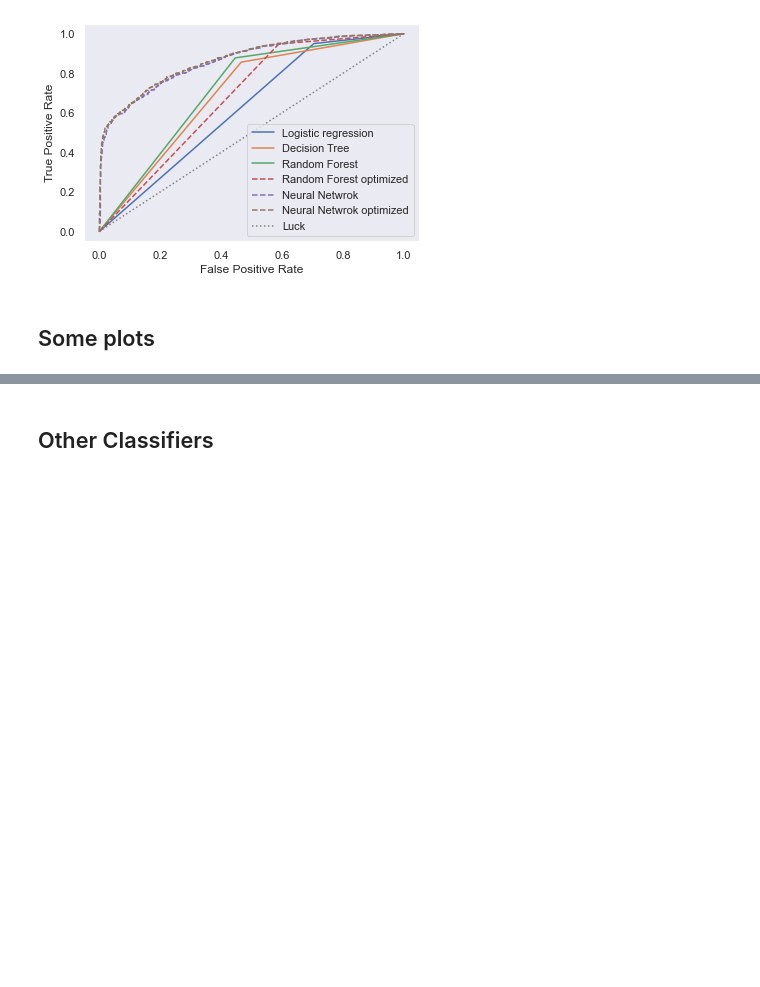
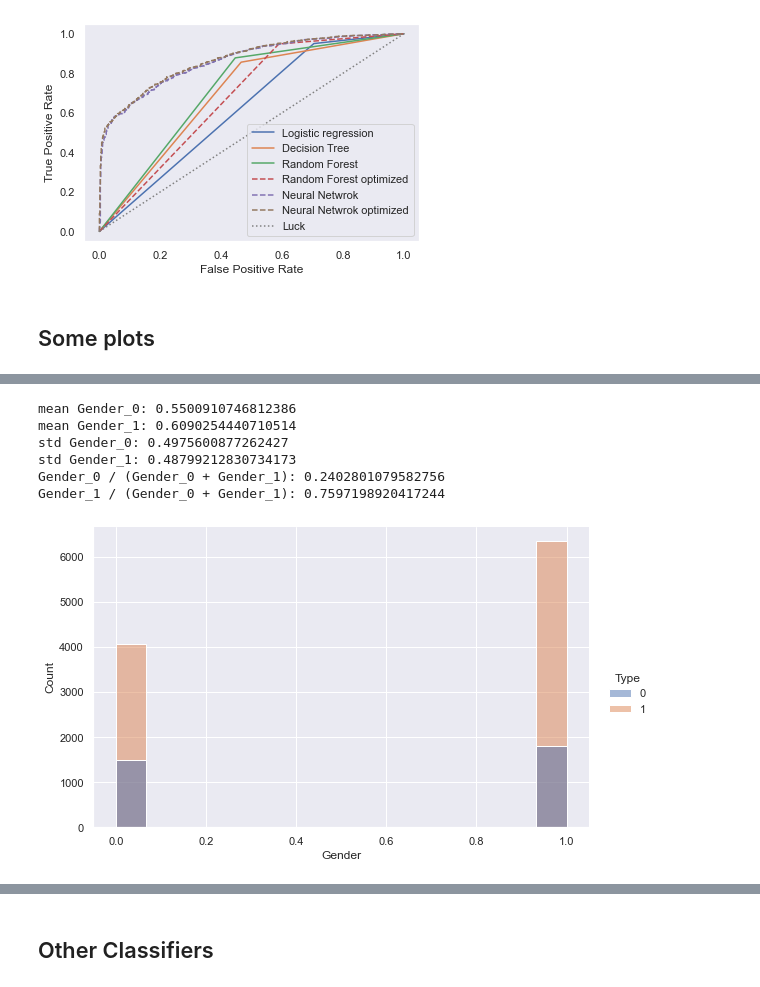
Before and after one commit to mghasemi19/ML_EconEduc, a Jupyter notebook: Type_classification.ipynb, the cells around one changed output, grey strips where cells are left out. Saved outputs shown, nothing was run; the diff lists cells and outputs as text; code cells hidden in the pictures; blank space fills up the shorter version.

Commit message:
More details on plots

```diff
--- a/Type_classification.ipynb
+++ b/Type_classification.ipynb
@@ -1328,0 +1368,18 @@ sns.displot(df_test, x= 'Grade', hue=df_test['Type'], kde=False, height=5, aspec
+# %%
+sns.displot(df_test, x= 'Gender', hue=df_test['Type'], kde=False, height=5, aspect=1.6)
+Gender_0 = df_test[df_test['Type']==0]['Gender']
+Gender_1 = df_test[df_test['Type']==1]['Gender']
+print(f'mean Gender_0: {Gender_0.mean()}')
+print(f'mean Gender_1: {Gender_1.mean()}')
+print(f'std Gender_0: {Gender_0.std()}')
+print(f'std Gender_1: {Gender_1.std()}')
+print(f'Gender_0 / (Gender_0 + Gender_1): {Gender_0.shape[0] / (Gender_0.shape[0] + Gender_1.shape[0])}')
+print(f'Gender_1 / (Gender_0 + Gender_1): {Gender_1.shape[0] / (Gender_0.shape[0] + Gender_1.shape[0])}')
+# %% [output]
+mean Gender_0: 0.5500910746812386
+mean Gender_1: 0.6090254440710514
+std Gender_0: 0.4975600877262427
+std Gender_1: 0.48799212830734173
+Gender_0 / (Gender_0 + Gender_1): 0.2402801079582756
+Gender_1 / (Gender_0 + Gender_1): 0.7597198920417244
+[figure, added]
```
Also changed, not shown: parts of 7 cells of this notebook.
